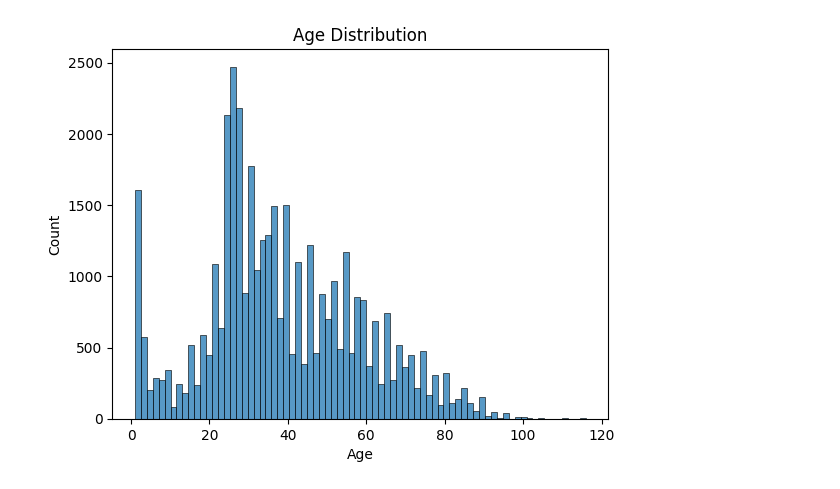
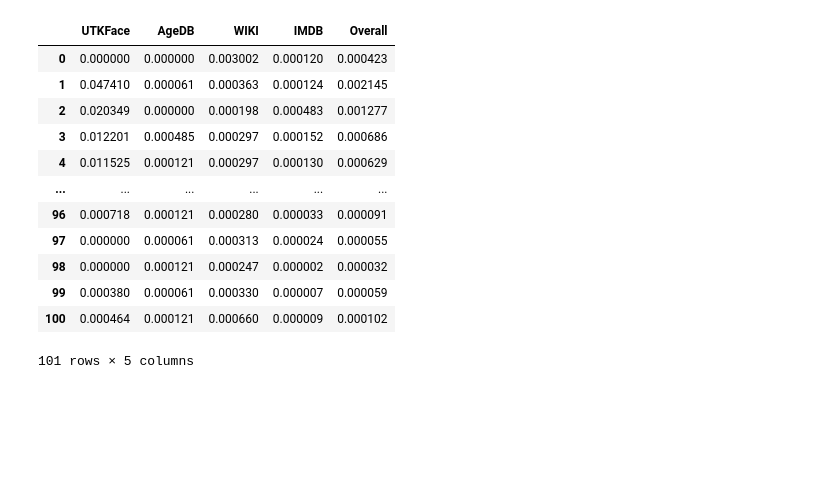
Before and after one commit to Melodiz/face-gender-age-recognation, a Jupyter notebook: analytics/data_analysis.ipynb, the cells around one changed output. Saved outputs shown, nothing was run; the diff lists cells and outputs as text; code cells hidden in the pictures; blank space fills up the shorter version.

```diff
--- a/analytics/data_analysis.ipynb
+++ b/analytics/data_analysis.ipynb
@@ -36,9 +9,51 @@ df = pd.concat([load_UTKFace_data(), load_AgeDB_data()])
-# %%
-# plot the age distribution
-sns.histplot(df['age'], kde=False)
-plt.title('Age Distribution')
-plt.xlabel('Age')
-plt.ylabel('Count')
-plt.show()
-# %% [output]
-[figure, removed]
+# %%
+BASE = '../data'
+utk = load_UTKFace_data(BASE+'/UTKFace')
+utk['type'] = ['UTKFace']*len(utk)
+
+agedb = load_AgeDB_data(BASE+'/AgeDB')
+agedb['type'] = ['AgeDB']*len(agedb)
+
+wiki = load_and_convert_WIKI_data(BASE+'/WIKI')
+wiki['type'] = ['WIKI']*len(wiki)
+
+imdb = load_and_convert_IMDB_data(BASE+'/IMDB')
+imdb['type'] = ['IMDB']*len(imdb)
+
+df = pd.concat([utk, agedb, wiki, imdb], ignore_index=True)
+del utk, agedb, wiki, imdb
+
+df = df[~df['age'].isna()]
+df = df[df['age'] >= 0]
+df = df[df['age'] <= 100]
+# %%
+IMDB_dict_age = df[df['type'] == 'IMDB']['age'].value_counts(normalize=True).to_dict()
+UTK_dict_age = df[df['type'] == 'UTKFace']['age'].value_counts(normalize=True).to_dict()
+AgeDB_dict_age = df[df['type'] == 'AgeDB']['age'].value_counts(normalize=True).to_dict()
+WIKI_dict_age = df[df['type'] == 'WIKI']['age'].value_counts(normalize=True).to_dict()
+combined_distribution = df['age'].value_counts(normalize=True).to_dict()
+
+# Create a dataframe where each row is age and columns are dataset names
+age_dist_df = pd.DataFrame({
+    'UTKFace': UTK_dict_age,
+    'AgeDB': AgeDB_dict_age,
+    'WIKI': WIKI_dict_age,
+    'IMDB': IMDB_dict_age,
+    'Overall': combined_distribution
+}).fillna(0).sort_index()
+# %%
+age_dist_df
+# %% [output]
+|  | UTKFace | AgeDB | WIKI | IMDB | Overall |
+| 0 | 0.000000 | 0.000000 | 0.003002 | 0.000120 | 0.000423 |
+| 1 | 0.047410 | 0.000061 | 0.000363 | 0.000124 | 0.002145 |
+| 2 | 0.020349 | 0.000000 | 0.000198 | 0.000483 | 0.001277 |
+| 3 | 0.012201 | 0.000485 | 0.000297 | 0.000152 | 0.000686 |
+| 4 | 0.011525 | 0.000121 | 0.000297 | 0.000130 | 0.000629 |
+| ... | ... | ... | ... | ... | ... |
+| 96 | 0.000718 | 0.000121 | 0.000280 | 0.000033 | 0.000091 |
+| 97 | 0.000000 | 0.000061 | 0.000313 | 0.000024 | 0.000055 |
+| 98 | 0.000000 | 0.000121 | 0.000247 | 0.000002 | 0.000032 |
+| 99 | 0.000380 | 0.000061 | 0.000330 | 0.000007 | 0.000059 |
+| 100 | 0.000464 | 0.000121 | 0.000660 | 0.000009 | 0.000102 |
+101 rows × 5 columns
```
Also changed, not shown: parts of 8 cells of this notebook, 8 other files.
